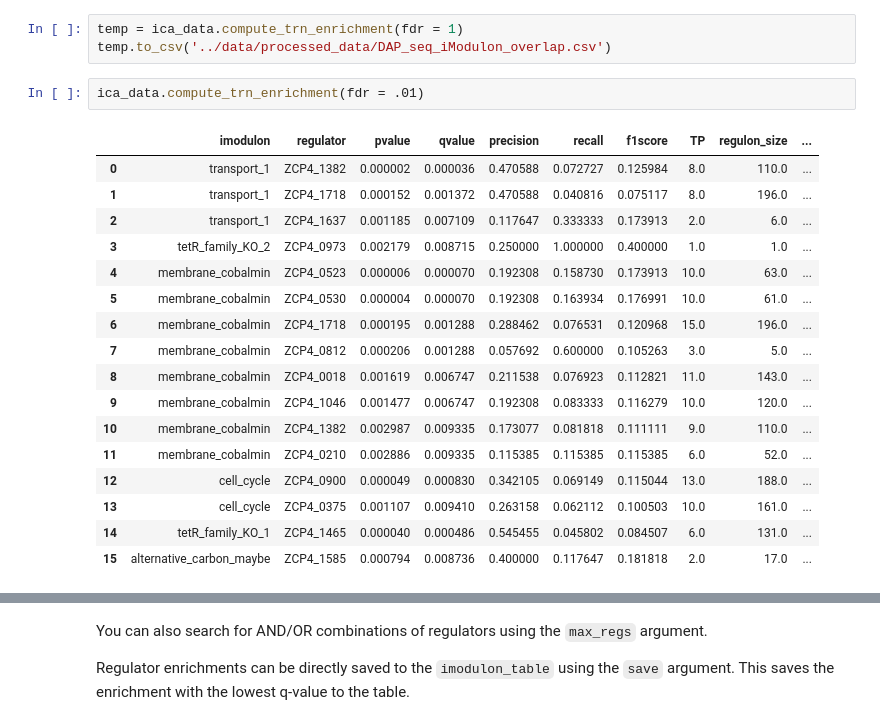
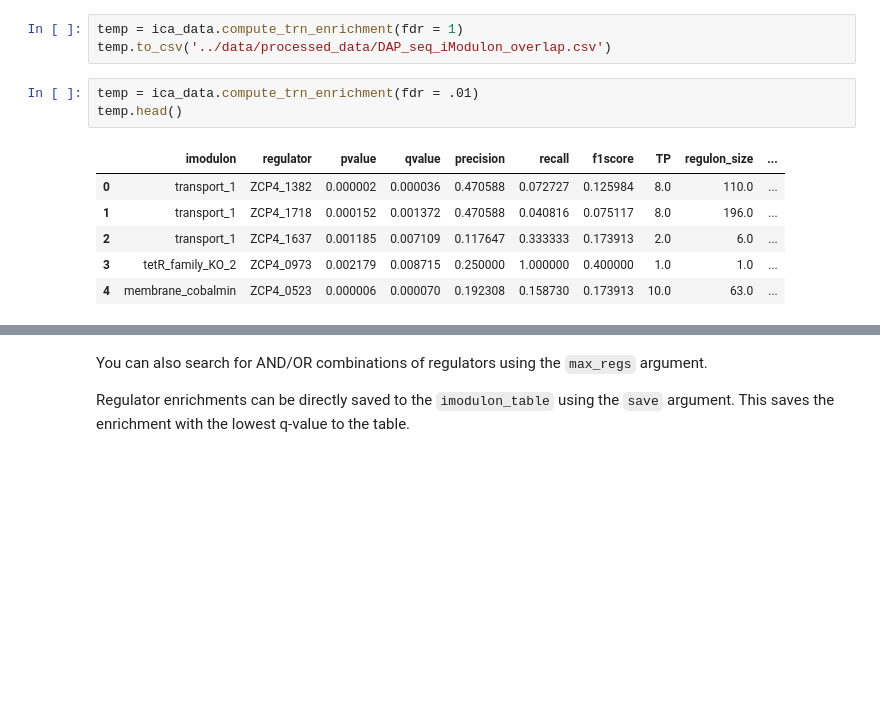
Before and after one commit to cristalzucsd/iModulonMiner, a Jupyter notebook: 5_characterize_iModulons/2_iModulon_characterization.ipynb, the cells around one changed output, grey strips where cells are left out. Saved outputs shown, nothing was run; the diff lists cells and outputs as text; blank space fills up the shorter version.

```diff
--- a/5_characterize_iModulons/2_iModulon_characterization.ipynb
+++ b/5_characterize_iModulons/2_iModulon_characterization.ipynb
@@ -127,22 +133,12 @@ Use `compute_trn_enrichment` to automatically check for Regulatory iModulons. Th
 temp = ica_data.compute_trn_enrichment(fdr = 1)
 temp.to_csv('../data/processed_data/DAP_seq_iModulon_overlap.csv')
 # %%
-ica_data.compute_trn_enrichment(fdr = .01)
+temp = ica_data.compute_trn_enrichment(fdr = .01)
+temp.head()
 # %% [output]
 |  | imodulon | regulator | pvalue | qvalue | precision | recall | f1score | TP | regulon_size | ... |
 | 0 | transport_1 | ZCP4_1382 | 0.000002 | 0.000036 | 0.470588 | 0.072727 | 0.125984 | 8.0 | 110.0 | ... |
 | 1 | transport_1 | ZCP4_1718 | 0.000152 | 0.001372 | 0.470588 | 0.040816 | 0.075117 | 8.0 | 196.0 | ... |
 | 2 | transport_1 | ZCP4_1637 | 0.001185 | 0.007109 | 0.117647 | 0.333333 | 0.173913 | 2.0 | 6.0 | ... |
 | 3 | tetR_family_KO_2 | ZCP4_0973 | 0.002179 | 0.008715 | 0.250000 | 1.000000 | 0.400000 | 1.0 | 1.0 | ... |
 | 4 | membrane_cobalmin | ZCP4_0523 | 0.000006 | 0.000070 | 0.192308 | 0.158730 | 0.173913 | 10.0 | 63.0 | ... |
-| 5 | membrane_cobalmin | ZCP4_0530 | 0.000004 | 0.000070 | 0.192308 | 0.163934 | 0.176991 | 10.0 | 61.0 | ... |
-| 6 | membrane_cobalmin | ZCP4_1718 | 0.000195 | 0.001288 | 0.288462 | 0.076531 | 0.120968 | 15.0 | 196.0 | ... |
-| 7 | membrane_cobalmin | ZCP4_0812 | 0.000206 | 0.001288 | 0.057692 | 0.600000 | 0.105263 | 3.0 | 5.0 | ... |
-| 8 | membrane_cobalmin | ZCP4_0018 | 0.001619 | 0.006747 | 0.211538 | 0.076923 | 0.112821 | 11.0 | 143.0 | ... |
-| 9 | membrane_cobalmin | ZCP4_1046 | 0.001477 | 0.006747 | 0.192308 | 0.083333 | 0.116279 | 10.0 | 120.0 | ... |
-| 10 | membrane_cobalmin | ZCP4_1382 | 0.002987 | 0.009335 | 0.173077 | 0.081818 | 0.111111 | 9.0 | 110.0 | ... |
-| 11 | membrane_cobalmin | ZCP4_0210 | 0.002886 | 0.009335 | 0.115385 | 0.115385 | 0.115385 | 6.0 | 52.0 | ... |
-| 12 | cell_cycle | ZCP4_0900 | 0.000049 | 0.000830 | 0.342105 | 0.069149 | 0.115044 | 13.0 | 188.0 | ... |
-| 13 | cell_cycle | ZCP4_0375 | 0.001107 | 0.009410 | 0.263158 | 0.062112 | 0.100503 | 10.0 | 161.0 | ... |
-| 14 | tetR_family_KO_1 | ZCP4_1465 | 0.000040 | 0.000486 | 0.545455 | 0.045802 | 0.084507 | 6.0 | 131.0 | ... |
-| 15 | alternative_carbon_maybe | ZCP4_1585 | 0.000794 | 0.008736 | 0.400000 | 0.117647 | 0.181818 | 2.0 | 17.0 | ... |
```
Also changed, not shown: parts of 2 cells of this notebook, 1 other file.
